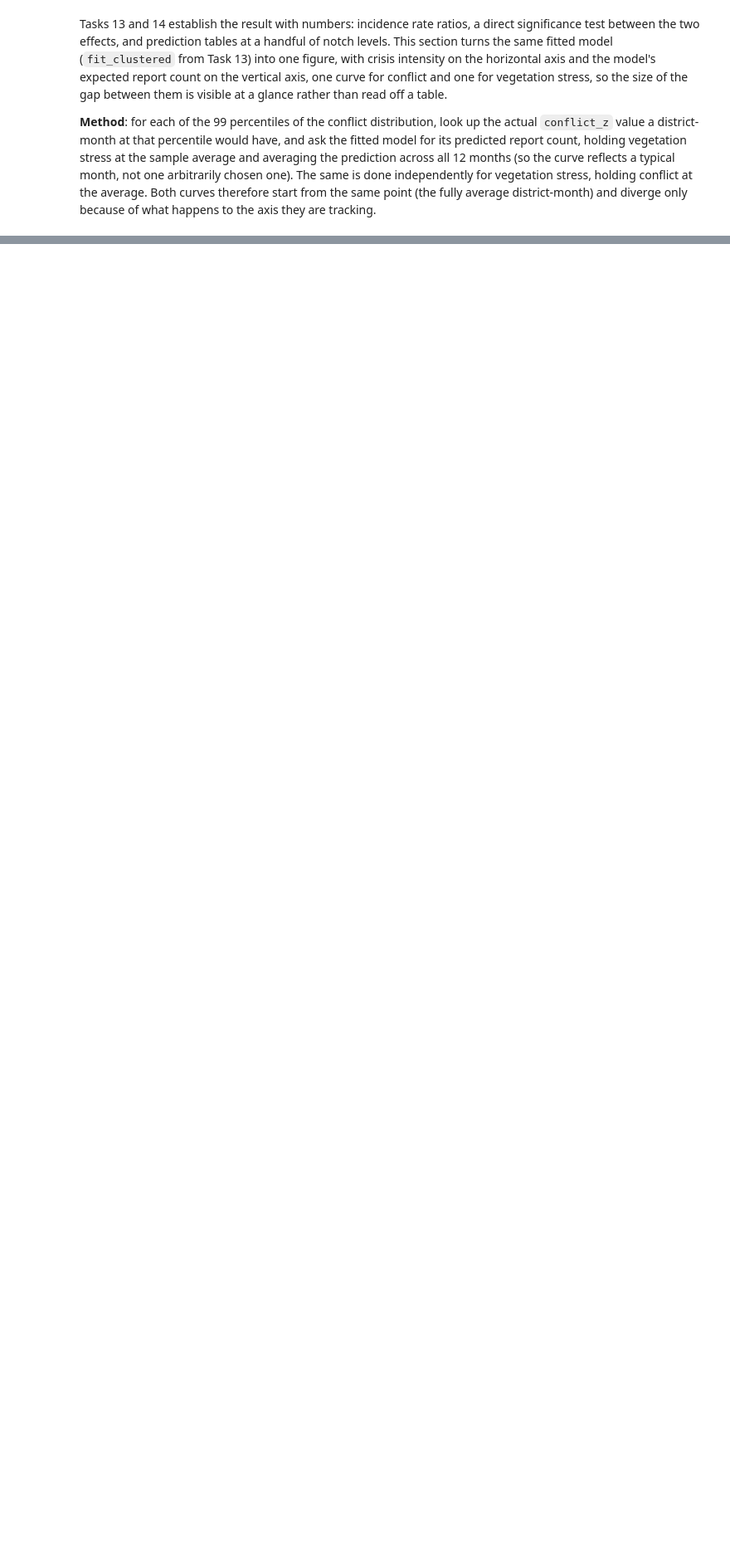
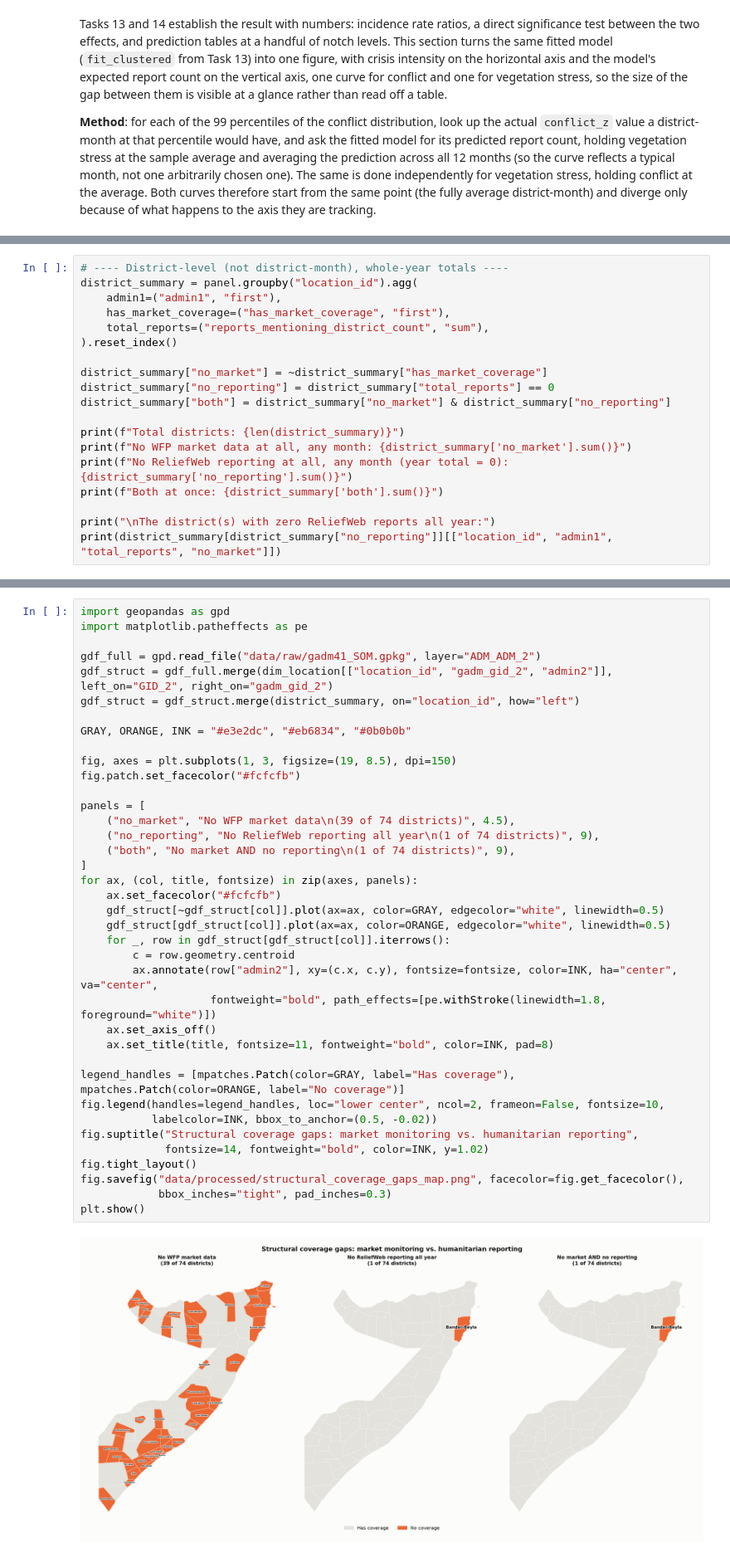
Before and after one commit to hcfgsqm2q7-lang/Dissertation---Samuel-Aracena, a Jupyter notebook: src/Dissertation_master_file.ipynb, the cells around one changed output, grey strips where cells are left out. Shown at 83% size. Cells and saved outputs as stored; diff of their text form; blank space fills up the shorter version.

```diff
--- a/src/Dissertation_master_file.ipynb
+++ b/src/Dissertation_master_file.ipynb
@@ -3569,0 +3723,19 @@ This figure is saved to `data/processed/attention_response_curve.png` and is the
+# %%
+# ---- District-level (not district-month), whole-year totals ----
+district_summary = panel.groupby("location_id").agg(
+    admin1=("admin1", "first"),
+    has_market_coverage=("has_market_coverage", "first"),
+    total_reports=("reports_mentioning_district_count", "sum"),
+).reset_index()
+
+district_summary["no_market"] = ~district_summary["has_market_coverage"]
+district_summary["no_reporting"] = district_summary["total_reports"] == 0
+district_summary["both"] = district_summary["no_market"] & district_summary["no_reporting"]
+
+print(f"Total districts: {len(district_summary)}")
+print(f"No WFP market data at all, any month: {district_summary['no_market'].sum()}")
+print(f"No ReliefWeb reporting at all, any month (year total = 0): {district_summary['no_reporting'].sum()}")
+print(f"Both at once: {district_summary['both'].sum()}")
+
+print("\nThe district(s) with zero ReliefWeb reports all year:")
+print(district_summary[district_summary["no_reporting"]][["location_id", "admin1", "total_reports", "no_market"]])
@@ -3569,0 +3753,40 @@ This figure is saved to `data/processed/attention_response_curve.png` and is the
+# %%
+import geopandas as gpd
+import matplotlib.patheffects as pe
+
+gdf_full = gpd.read_file("data/raw/gadm41_SOM.gpkg", layer="ADM_ADM_2")
+gdf_struct = gdf_full.merge(dim_location[["location_id", "gadm_gid_2", "admin2"]], left_on="GID_2", right_on="gadm_gid_2")
+gdf_struct = gdf_struct.merge(district_summary, on="location_id", how="left")
+
+GRAY, ORANGE, INK = "#e3e2dc", "#eb6834", "#0b0b0b"
+
+fig, axes = plt.subplots(1, 3, figsize=(19, 8.5), dpi=150)
+fig.patch.set_facecolor("#fcfcfb")
+
+panels = [
+    ("no_market", "No WFP market data\n(39 of 74 districts)", 4.5),
+    ("no_reporting", "No ReliefWeb reporting all year\n(1 of 74 districts)", 9),
+    ("both", "No market AND no reporting\n(1 of 74 districts)", 9),
+]
+for ax, (col, title, fontsize) in zip(axes, panels):
+    ax.set_facecolor("#fcfcfb")
+    gdf_struct[~gdf_struct[col]].plot(ax=ax, color=GRAY, edgecolor="white", linewidth=0.5)
+    gdf_struct[gdf_struct[col]].plot(ax=ax, color=ORANGE, edgecolor="white", linewidth=0.5)
+    for _, row in gdf_struct[gdf_struct[col]].iterrows():
+        c = row.geometry.centroid
+        ax.annotate(row["admin2"], xy=(c.x, c.y), fontsize=fontsize, color=INK, ha="center", va="center",
+                    fontweight="bold", path_effects=[pe.withStroke(linewidth=1.8, foreground="white")])
+    ax.set_axis_off()
+    ax.set_title(title, fontsize=11, fontweight="bold", color=INK, pad=8)
+
+legend_handles = [mpatches.Patch(color=GRAY, label="Has coverage"), mpatches.Patch(color=ORANGE, label="No coverage")]
+fig.legend(handles=legend_handles, loc="lower center", ncol=2, frameon=False, fontsize=10,
+           labelcolor=INK, bbox_to_anchor=(0.5, -0.02))
+fig.suptitle("Structural coverage gaps: market monitoring vs. humanitarian reporting",
+             fontsize=14, fontweight="bold", color=INK, y=1.02)
+fig.tight_layout()
+fig.savefig("data/processed/structural_coverage_gaps_map.png", facecolor=fig.get_facecolor(),
+            bbox_inches="tight", pad_inches=0.3)
+plt.show()
+# %% [output]
+[figure, added]
```
Also changed, not shown: parts of 12 cells of this notebook, 2 other files.
